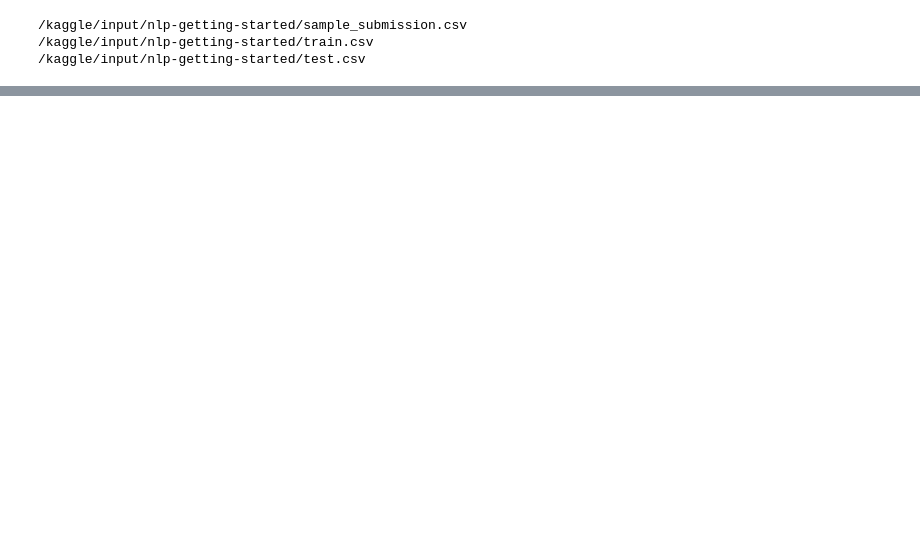
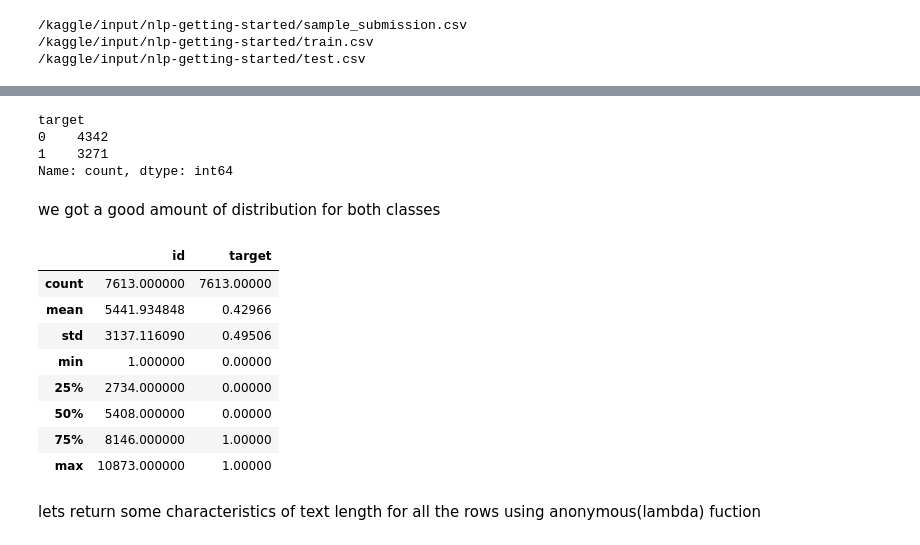
Before and after one commit to nisaral/nlp_practiceground, a Jupyter notebook: nlp-basics.ipynb, the cells around one changed output, grey strips where cells are left out. Saved outputs shown, nothing was run; the diff lists cells and outputs as text; code cells hidden in the pictures; blank space fills up the shorter version.

```diff
--- a/nlp-basics.ipynb
+++ b/nlp-basics.ipynb
@@ -28,0 +73,24 @@ train_df.head()
+# %%
+classdis=train_df.target
+classdis.value_counts()
+# %% [output]
+target
+0    4342
+1    3271
+Name: count, dtype: int64
+# %% [markdown]
+we got a good amount of distribution for both classes
+# %%
+train_df.describe()
+# %% [output]
+|  | id | target |
+| count | 7613.000000 | 7613.00000 |
+| mean | 5441.934848 | 0.42966 |
+| std | 3137.116090 | 0.49506 |
+| min | 1.000000 | 0.00000 |
+| 25% | 2734.000000 | 0.00000 |
+| 50% | 5408.000000 | 0.00000 |
+| 75% | 8146.000000 | 1.00000 |
+| max | 10873.000000 | 1.00000 |
+# %% [markdown]
+lets return some characteristics of text length for all the rows using anonymous(lambda) fuction
```
Also changed, not shown: parts of 21 cells of this notebook.
